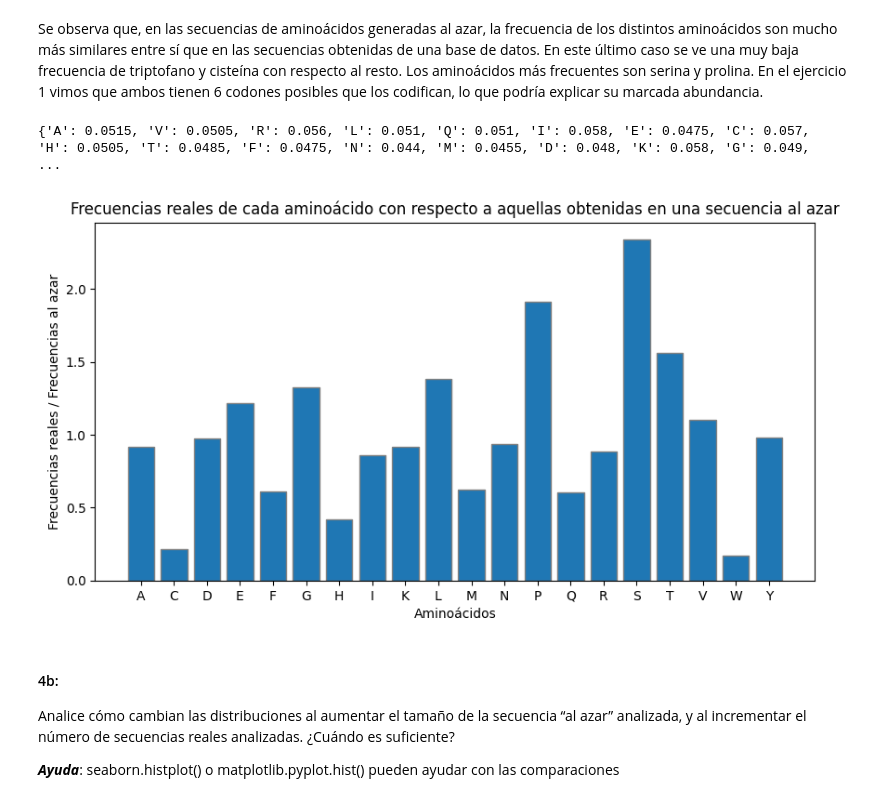
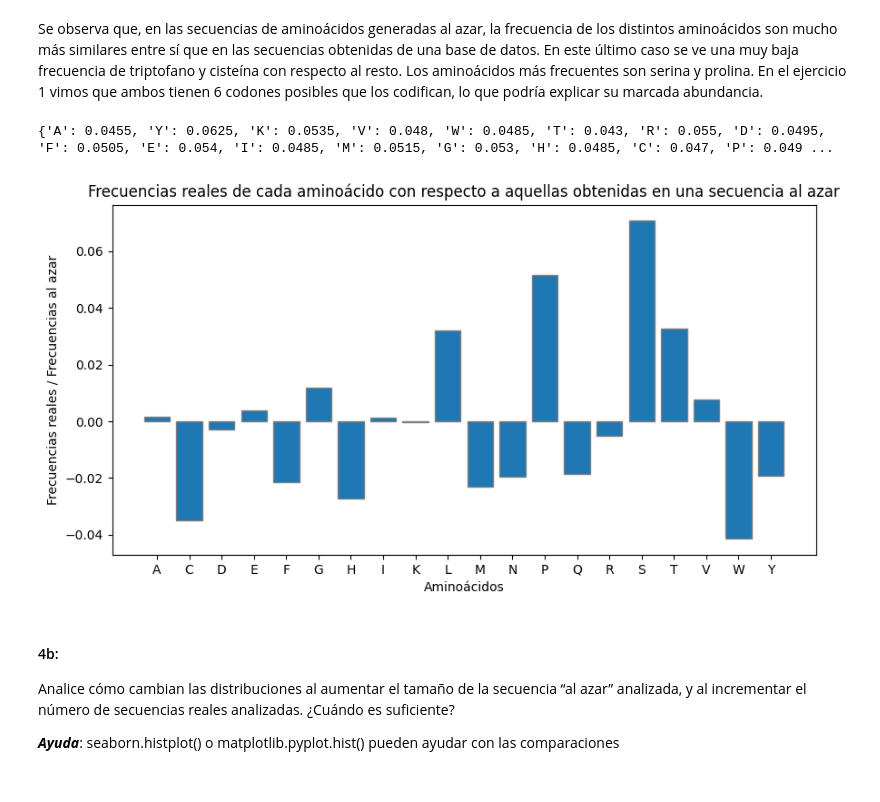
Before and after one commit to capsa-0/intro_bioinfo, a Jupyter notebook: TP2-BIOPYTHON/TP_02_BIOPYTHON_consignas_2025.ipynb, the cells around one changed output. Drawn from its saved outputs; the diff is of its cells as text; code cells hidden in the pictures.

```diff
--- a/TP2-BIOPYTHON/TP_02_BIOPYTHON_consignas_2025.ipynb
+++ b/TP2-BIOPYTHON/TP_02_BIOPYTHON_consignas_2025.ipynb
@@ -556,41 +595,42 @@ Se observa que, en las secuencias de aminoácidos generadas al azar, la frecuenc
 # %%
 # ¿En qué aminoácidos se observan más diferencias entre las frecuencias al azar y las reales?
 
-def dividir_frecuencias(frecuencia_azarosas, frecuencia_reales):
+# Esta función devuelve un diccionario, a cada aminoácido le corresponde la diferencia entre la frecuencia real y la esperada si fuera random
+def obtener_diferencia_frecuencias(frecuencia_azarosas, frecuencia_reales):
     resultado = {}      # el resultado es una lista de valores, para cada aminoácido
     aminoacidos = ['A', 'R', 'N', 'D', 'C', 'Q', 'E', 'G', 'H', 'I', 'L', 'K', 'M', 'F', 'P', 'S', 'T', 'W', 'Y', 'V']
     for aa in sorted(aminoacidos):  # con esta sección indico si algún aminoácido NO está presente en algunas de las secuencias
         f_azar = frecuencia_azarosas.get(aa, 0)
         f_real = frecuencia_reales.get(aa, 0)
         if f_azar == 0:
             print(f"Aminoácido '{aa}' no está presente en la secuencia al azar.")
         if f_real == 0:
             print(f"Aminoácido '{aa}' no está presente en la secuencia real.")
 
     for aa in frecuencia_reales:      # recorre cada aminoácido de la secuencia real
       if aa in frecuencia_azarosas and frecuencia_reales[aa] != 0:  # es decir, si el aminoácido está presente en ambas secuencias
-        resultado[aa] = frecuencia_reales[aa] / frecuencia_azarosas[aa]
+        resultado[aa] = frecuencia_reales[aa] - frecuencia_azarosas[aa]
       else:
         resultado[aa] = 0  # o podrías poner 0 o np.nan
     return resultado
 
 
 frecuencia_alazar = calcular_distribucion_aa_random(generar_secuencia(2000))
-comparacion_freqs = dividir_frecuencias(frecuencia_alazar, frecuencia_real)
+comparacion_freqs = obtener_diferencia_frecuencias(frecuencia_alazar, frecuencia_real)
 def graficar_comparacion(comparacion_freqs):
   plt.figure(figsize=(10, 5))
   aminoacidos_ordenados = sorted(comparacion_freqs.keys()) # esto me permite que los aminoácidos y valores vayan en un orden determinado
   valores_ordenados = [comparacion_freqs[aa] for aa in aminoacidos_ordenados]
   plt.bar(aminoacidos_ordenados, valores_ordenados, edgecolor = "grey")
   plt.xlabel("Aminoácidos")
   plt.ylabel("Frecuencias reales / Frecuencias al azar")
   plt.title("Frecuencias reales de cada aminoácido con respecto a aquellas obtenidas en una secuencia al azar")
   plt.show()
 
 graficar_comparacion(comparacion_freqs)
 # %% [output]
-{'A': 0.0515, 'V': 0.0505, 'R': 0.056, 'L': 0.051, 'Q': 0.051, 'I': 0.058, 'E': 0.0475, 'C': 0.057, 'H': 0.0505, 'T': 0.0485, 'F': 0.0475, 'N': 0.044, 'M': 0.0455, 'D': 0.048, 'K': 0.058, 'G': 0.049,  ...
+{'A': 0.0455, 'Y': 0.0625, 'K': 0.0535, 'V': 0.048, 'W': 0.0485, 'T': 0.043, 'R': 0.055, 'D': 0.0495, 'F': 0.0505, 'E': 0.054, 'I': 0.0485, 'M': 0.0515, 'G': 0.053, 'H': 0.0485, 'C': 0.047, 'P': 0.049 ...
-[figure, old version]
+[figure, new version]
 # %% [markdown]
 #### 4b:
  Analice cómo cambian las distribuciones al aumentar el tamaño de la secuencia “al azar” analizada, y al incrementar el número de secuencias reales analizadas. ¿Cuándo es suficiente?
```
Also changed, not shown: parts of 14 cells of this notebook, 3 other files.
